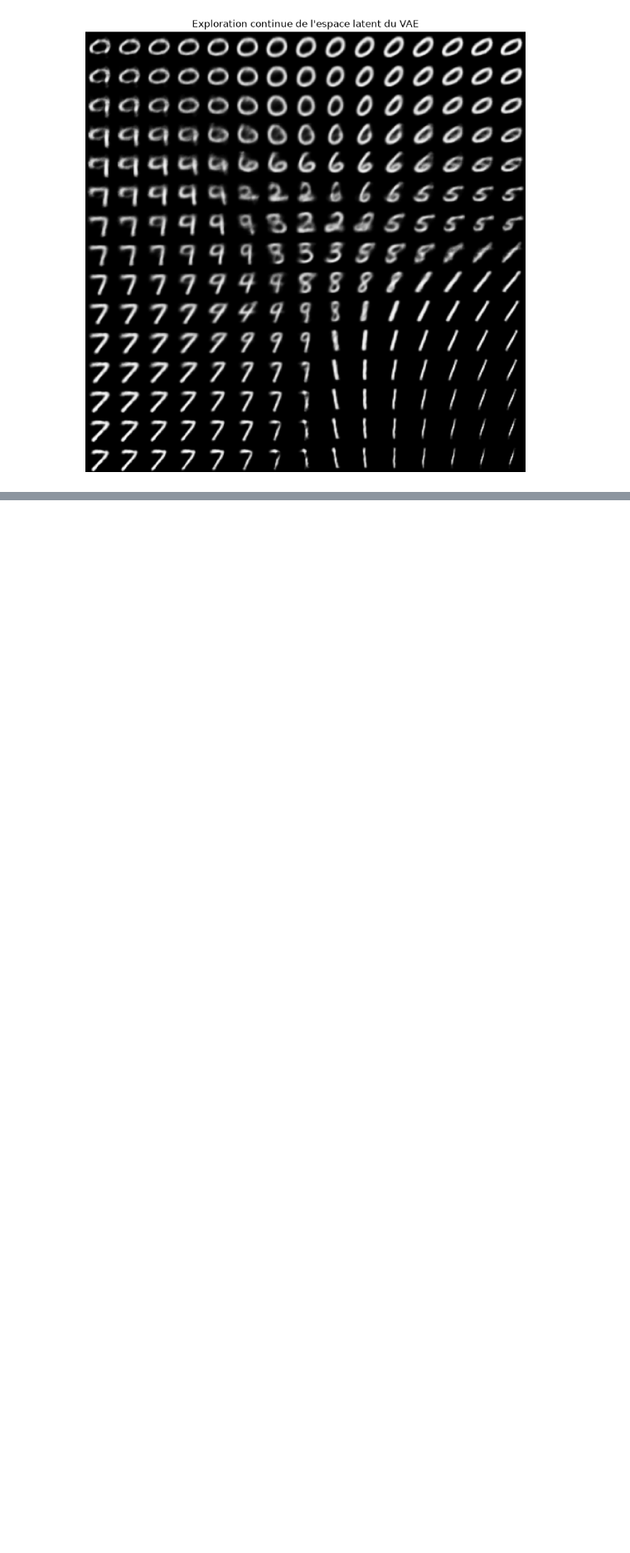
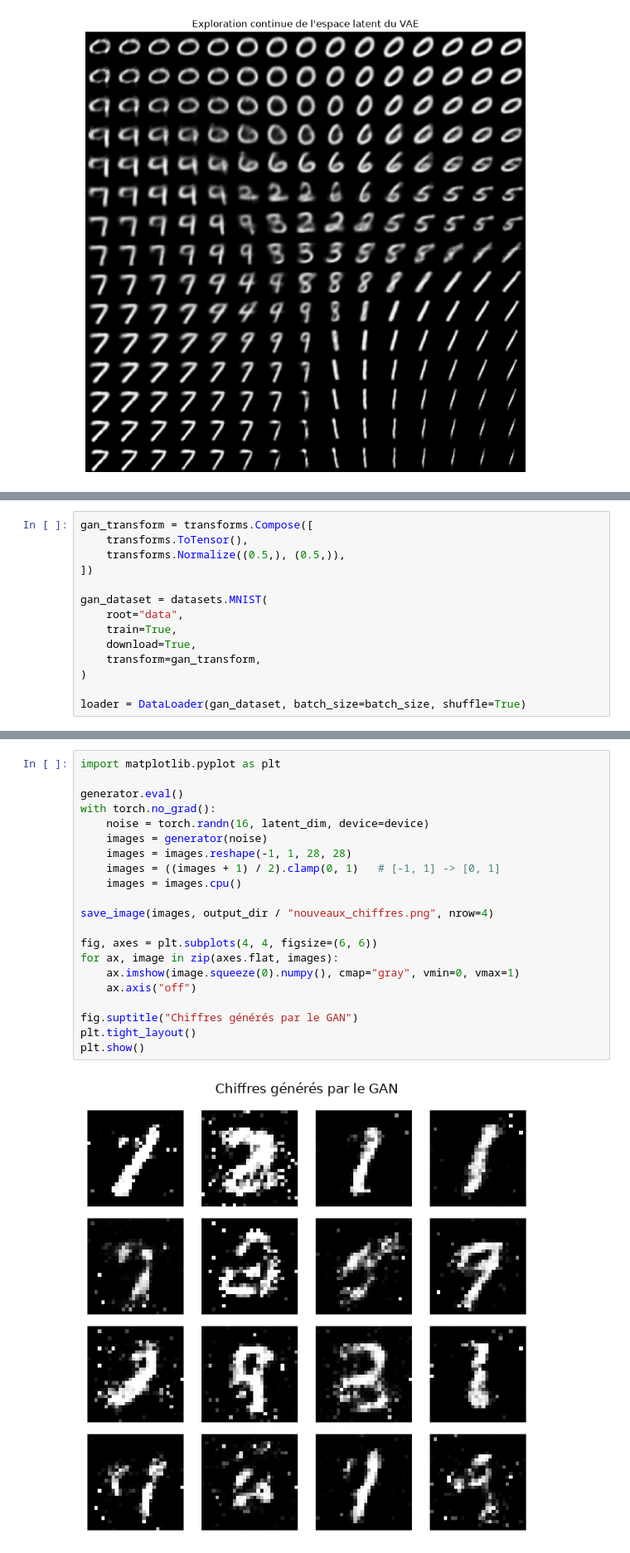
Before and after one commit to Benaich-idris/atelier2_generative_ai, a Jupyter notebook: auto_encoder.ipynb, the cells around one changed output, grey strips where cells are left out. Shown at 83% size. Cells and saved outputs as stored; diff of their text form; blank space fills up the shorter version.

```diff
--- a/auto_encoder.ipynb
+++ b/auto_encoder.ipynb
@@ -630,0 +655,14 @@ plt.show()
+# %%
+gan_transform = transforms.Compose([
+    transforms.ToTensor(),
+    transforms.Normalize((0.5,), (0.5,)),
+])
+
+gan_dataset = datasets.MNIST(
+    root="data",
+    train=True,
+    download=True,
+    transform=gan_transform,
+)
+
+loader = DataLoader(gan_dataset, batch_size=batch_size, shuffle=True)
@@ -630,0 +789,23 @@ plt.show()
+# %%
+import matplotlib.pyplot as plt
+
+generator.eval()
+with torch.no_grad():
+    noise = torch.randn(16, latent_dim, device=device)
+    images = generator(noise)
+    images = images.reshape(-1, 1, 28, 28)
+    images = ((images + 1) / 2).clamp(0, 1)   # [-1, 1] -> [0, 1]
+    images = images.cpu()
+
+save_image(images, output_dir / "nouveaux_chiffres.png", nrow=4)
+
+fig, axes = plt.subplots(4, 4, figsize=(6, 6))
+for ax, image in zip(axes.flat, images):
+    ax.imshow(image.squeeze(0).numpy(), cmap="gray", vmin=0, vmax=1)
+    ax.axis("off")
+
+fig.suptitle("Chiffres générés par le GAN")
+plt.tight_layout()
+plt.show()
+# %% [output]
+[figure, added]
```
Also changed, not shown: parts of 6 cells of this notebook, 22 other files.
